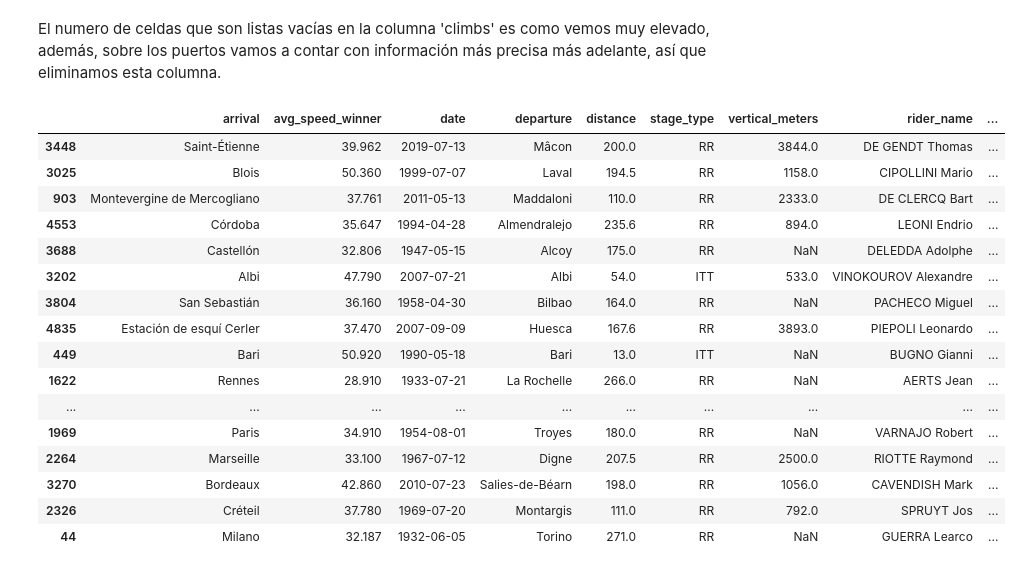
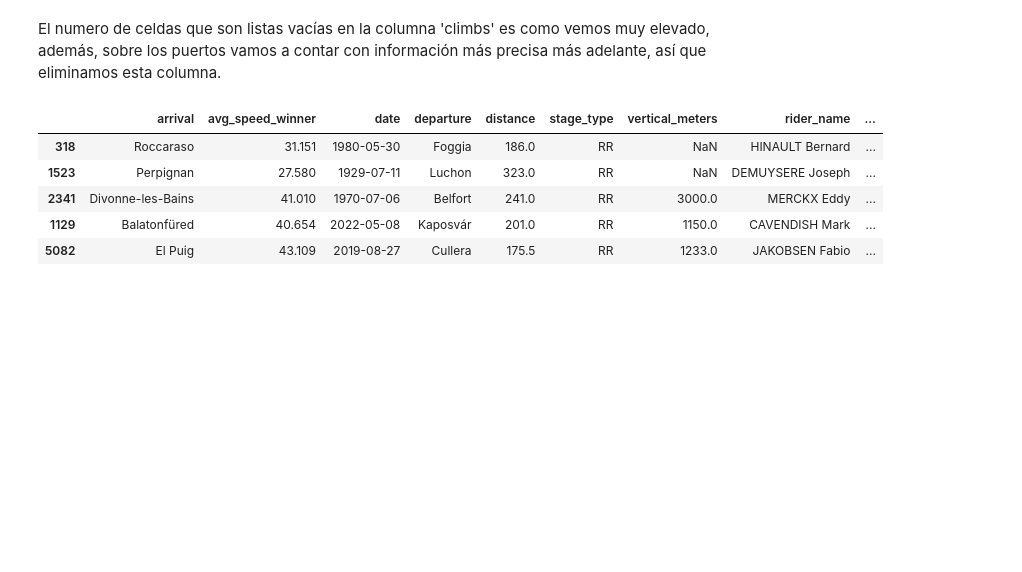
Before and after one commit to Rcm89/Proyecto5-RecorridosCiclsitas, a Jupyter notebook: notebooks/api-procyclingstats.ipynb, the cells around one changed output. Saved outputs shown, nothing was run; the diff lists cells and outputs as text; code cells hidden in the pictures; blank space fills up the shorter version.

```diff
--- a/notebooks/api-procyclingstats.ipynb
+++ b/notebooks/api-procyclingstats.ipynb
@@ -60,7 +43,3 @@ Eliminamos las filas en las que en las columna año aparece más de un año, pue
-# %%
-df_giro = df_giro[~df_giro['Año'].str.contains('-')]
-df_tour = df_tour[~df_tour['Año'].str.contains('-')]
-df_vuelta = df_vuelta[~df_vuelta['Año'].str.contains('-')]
 # %%
 lista_anios_giro = df_giro['Año'].tolist()
 lista_anios_tour = df_tour['Año'].tolist()
@@ -88,3 +46,0 @@ lista_anios_giro
-# %%
-lista_anios_vuelta
-lista_anios_vuelta = [elemento for elemento in lista_anios_vuelta if elemento.isdigit()]
@@ -447,25 +383,14 @@ El numero de celdas que son listas vacías en la columna 'climbs' es como vemos
 # %%
 df_etapas = df_etapas.drop(columns=['climbs'])
 # %%
-df_etapas.sample(25)
+df_etapas.sample(5)
 # %% [output]
 |  | arrival | avg_speed_winner | date | departure | distance | stage_type | vertical_meters | rider_name | ... |
-| 3448 | Saint-Étienne | 39.962 | 2019-07-13 | Mâcon | 200.0 | RR | 3844.0 | DE GENDT Thomas | ... |
-| 3025 | Blois | 50.360 | 1999-07-07 | Laval | 194.5 | RR | 1158.0 | CIPOLLINI Mario | ... |
-| 903 | Montevergine de Mercogliano | 37.761 | 2011-05-13 | Maddaloni | 110.0 | RR | 2333.0 | DE CLERCQ Bart | ... |
-| 4553 | Córdoba | 35.647 | 1994-04-28 | Almendralejo | 235.6 | RR | 894.0 | LEONI Endrio | ... |
-| 3688 | Castellón | 32.806 | 1947-05-15 | Alcoy | 175.0 | RR | NaN | DELEDDA Adolphe | ... |
-| 3202 | Albi | 47.790 | 2007-07-21 | Albi | 54.0 | ITT | 533.0 | VINOKOUROV Alexandre | ... |
-| 3804 | San Sebastián | 36.160 | 1958-04-30 | Bilbao | 164.0 | RR | NaN | PACHECO Miguel | ... |
-| 4835 | Estación de esquí Cerler | 37.470 | 2007-09-09 | Huesca | 167.6 | RR | 3893.0 | PIEPOLI Leonardo | ... |
-| 449 | Bari | 50.920 | 1990-05-18 | Bari | 13.0 | ITT | NaN | BUGNO Gianni | ... |
-| 1622 | Rennes | 28.910 | 1933-07-21 | La Rochelle | 266.0 | RR | NaN | AERTS Jean | ... |
-| ... | ... | ... | ... | ... | ... | ... | ... | ... | ... |
-| 1969 | Paris | 34.910 | 1954-08-01 | Troyes | 180.0 | RR | NaN | VARNAJO Robert | ... |
-| 2264 | Marseille | 33.100 | 1967-07-12 | Digne | 207.5 | RR | 2500.0 | RIOTTE Raymond | ... |
-| 3270 | Bordeaux | 42.860 | 2010-07-23 | Salies-de-Béarn | 198.0 | RR | 1056.0 | CAVENDISH Mark | ... |
-| 2326 | Créteil | 37.780 | 1969-07-20 | Montargis | 111.0 | RR | 792.0 | SPRUYT Jos | ... |
-| 44 | Milano | 32.187 | 1932-06-05 | Torino | 271.0 | RR | NaN | GUERRA Learco | ... |
+| 318 | Roccaraso | 31.151 | 1980-05-30 | Foggia | 186.0 | RR | NaN | HINAULT Bernard | ... |
+| 1523 | Perpignan | 27.580 | 1929-07-11 | Luchon | 323.0 | RR | NaN | DEMUYSERE Joseph | ... |
+| 2341 | Divonne-les-Bains | 41.010 | 1970-07-06 | Belfort | 241.0 | RR | 3000.0 | MERCKX Eddy | ... |
+| 1129 | Balatonfüred | 40.654 | 2022-05-08 | Kaposvár | 201.0 | RR | 1150.0 | CAVENDISH Mark | ... |
+| 5082 | El Puig | 43.109 | 2019-08-27 | Cullera | 175.5 | RR | 1233.0 | JAKOBSEN Fabio | ... |
 # %%
 # Transformamos la columna fecha de 'Object' a 'datetime'
 df_etapas['date'] = pd.to_datetime(df_etapas['date'])
```
Also changed, not shown: parts of 22 cells of this notebook, 13 other files.
